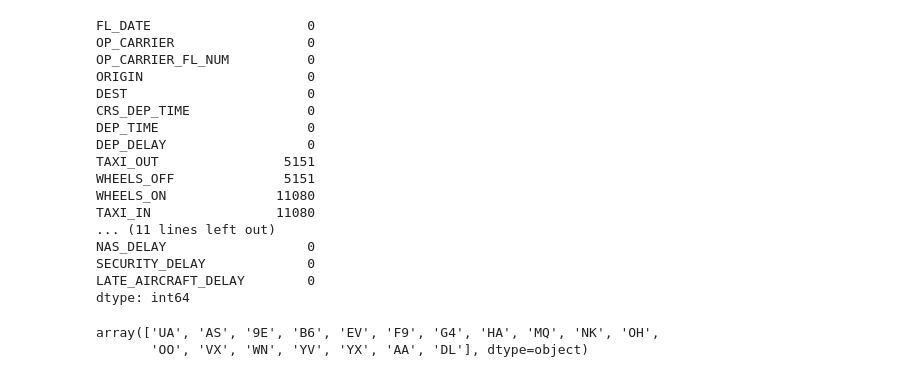
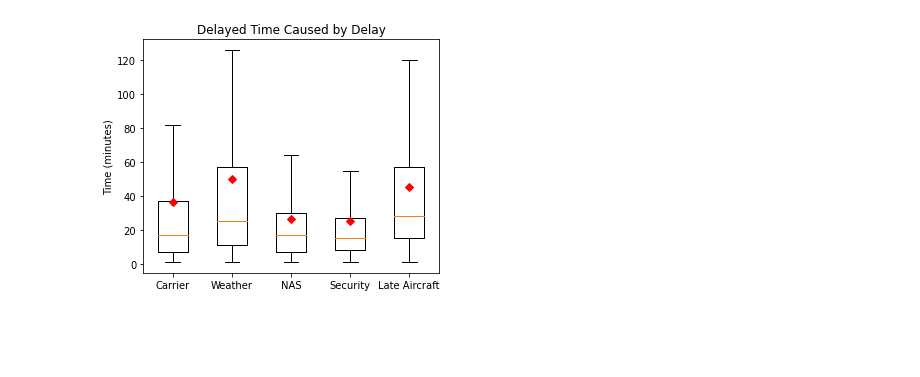
Before and after one commit to wcjohnchen/capstoneProject3, a Jupyter notebook: project3d.ipynb, the cells around one changed output. Saved outputs shown, nothing was run; the diff lists cells and outputs as text; code cells hidden in the pictures; blank space fills up the shorter version.

```diff
--- a/project3d.ipynb
+++ b/project3d.ipynb
@@ -67,3 +83,9 @@ flight
+# %%
+data_frame['CARRIER_DELAY'] = data_frame['CARRIER_DELAY'].apply(lambda x: x if x>=0 else -1)
+data_frame['NAS_DELAY'] = data_frame['NAS_DELAY'].apply(lambda x: x if x>=0 else -1)
+data_frame['WEATHER_DELAY'] = data_frame['WEATHER_DELAY'].apply(lambda x: x if x>=0 else -1)
+data_frame['SECURITY_DELAY'] = data_frame['SECURITY_DELAY'].apply(lambda x: x if x>=0 else -1)
+data_frame['LATE_AIRCRAFT_DELAY'] = data_frame['LATE_AIRCRAFT_DELAY'].apply(lambda x: x if x>=0 else -1)
 # %%
 ##### duplicate dataset
-flight3 = flight.copy()
+flight_modified = data_frame.copy()
@@ -175,5 +92,2 @@ flight3['LATE_AIRCRAFT_DELAY'] = flight3['LATE_AIRCRAFT_DELAY'].apply(lambda x:
-# %%
-##### duplicate dataset
-flight_modified = flight3.copy()
 # %%
 flight_modified = flight_modified[flight_modified['CARRIER_DELAY'] != -1]
@@ -247,20 +93,0 @@ flight3
-# %%
-flight3.isnull().sum(axis = 0)
-# %% [output]
-FL_DATE                    0
-OP_CARRIER                 0
-OP_CARRIER_FL_NUM          0
-ORIGIN                     0
-DEST                       0
-CRS_DEP_TIME               0
-DEP_TIME                   0
-DEP_DELAY                  0
-TAXI_OUT                5151
-WHEELS_OFF              5151
-WHEELS_ON              11080
-TAXI_IN                11080
-... (11 lines left out)
-NAS_DELAY                  0
-SECURITY_DELAY             0
-LATE_AIRCRAFT_DELAY        0
-dtype: int64
@@ -267,2 +99,30 @@ dtype: int64
+# %%
+##### delayed time caused by delay
+carrier_count = pd.DataFrame()
+carrier_count['CARRIER_DELAY'] = flight_modified['CARRIER_DELAY']
+carrier_count = carrier_count[carrier_count['CARRIER_DELAY'] > 0]
+weather_count = pd.DataFrame()
+weather_count['WEATHER_DELAY'] = flight_modified['WEATHER_DELAY']
+weather_count = weather_count[weather_count['WEATHER_DELAY'] > 0]
+NAS_count = pd.DataFrame()
+NAS_count['NAS_DELAY'] = flight_modified['NAS_DELAY']
+NAS_count = NAS_count[NAS_count['NAS_DELAY'] > 0]
+security_count = pd.DataFrame()
+security_count['SECURITY_DELAY'] = flight_modified['SECURITY_DELAY']
+security_count = security_count[security_count['SECURITY_DELAY'] > 0]
+late_aircraft_count = pd.DataFrame()
+late_aircraft_count['LATE_AIRCRAFT_DELAY'] = flight_modified['LATE_AIRCRAFT_DELAY']
+late_aircraft_count = late_aircraft_count[late_aircraft_count['LATE_AIRCRAFT_DELAY'] > 0]
+
+##### boxplot
+data = [carrier_count['CARRIER_DELAY'], weather_count['WEATHER_DELAY'], NAS_count['NAS_DELAY'], security_count['SECURITY_DELAY'], late_aircraft_count['LATE_AIRCRAFT_DELAY']]
+xticklabels = ['Carrier', 'Weather', 'NAS', 'Security', 'Late Aircraft']
+x_pos = np.arange(len(xticklabels))
+title = 'Delayed Time Caused by Delay'
+fig, ax = plt.subplots(figsize=(5,4))
+plot_boxplot(data, x_pos, xticklabels, title, 0)
+fig.savefig('boxplotDelay.png')
+# %% [output]
+[figure, added]
 # %%
 ##### extract month, day, and year
@@ -273,7 +133,2 @@ flight3['day'] = flight3['FL_DATE'].dt.day
-# %%
-flight3['OP_CARRIER'].unique()
-# %% [output]
-array(['UA', 'AS', '9E', 'B6', 'EV', 'F9', 'G4', 'HA', 'MQ', 'NK', 'OH',
-       'OO', 'VX', 'WN', 'YV', 'YX', 'AA', 'DL'], dtype=object)
 # %%
 ##### replace airline code with airline name
```
Also changed, not shown: parts of 77 cells of this notebook.
